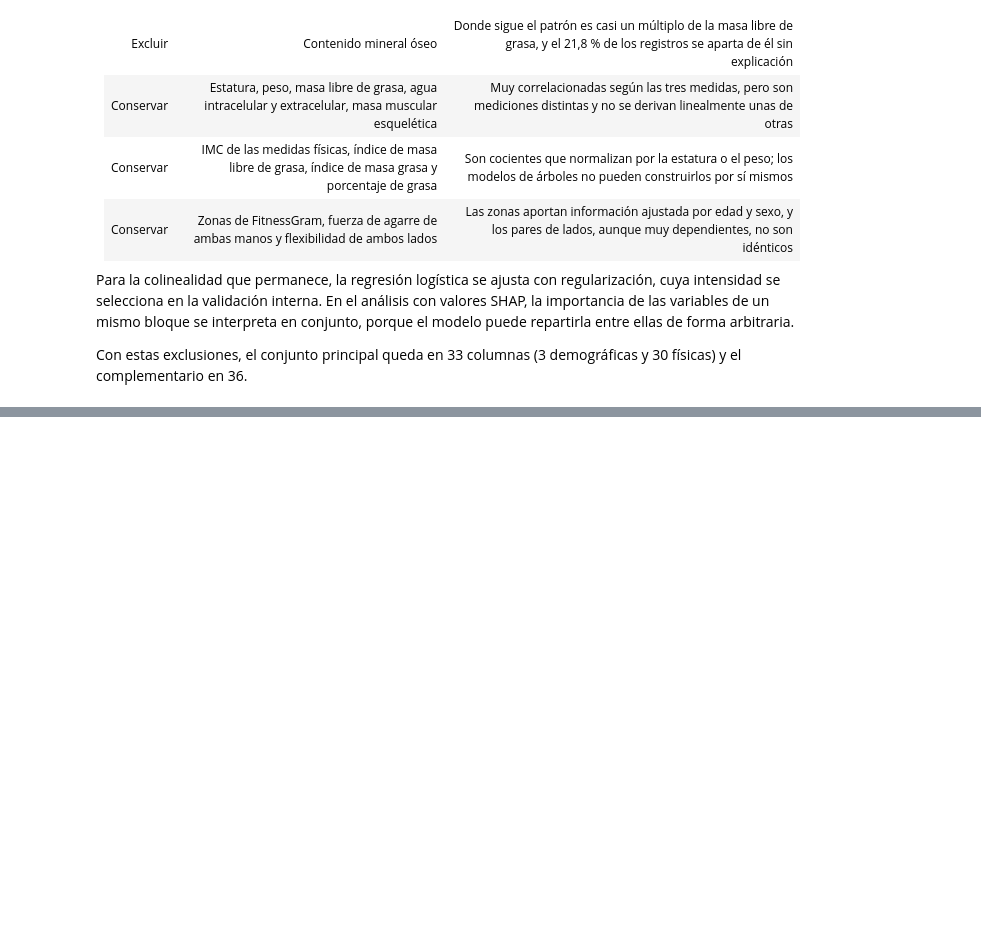
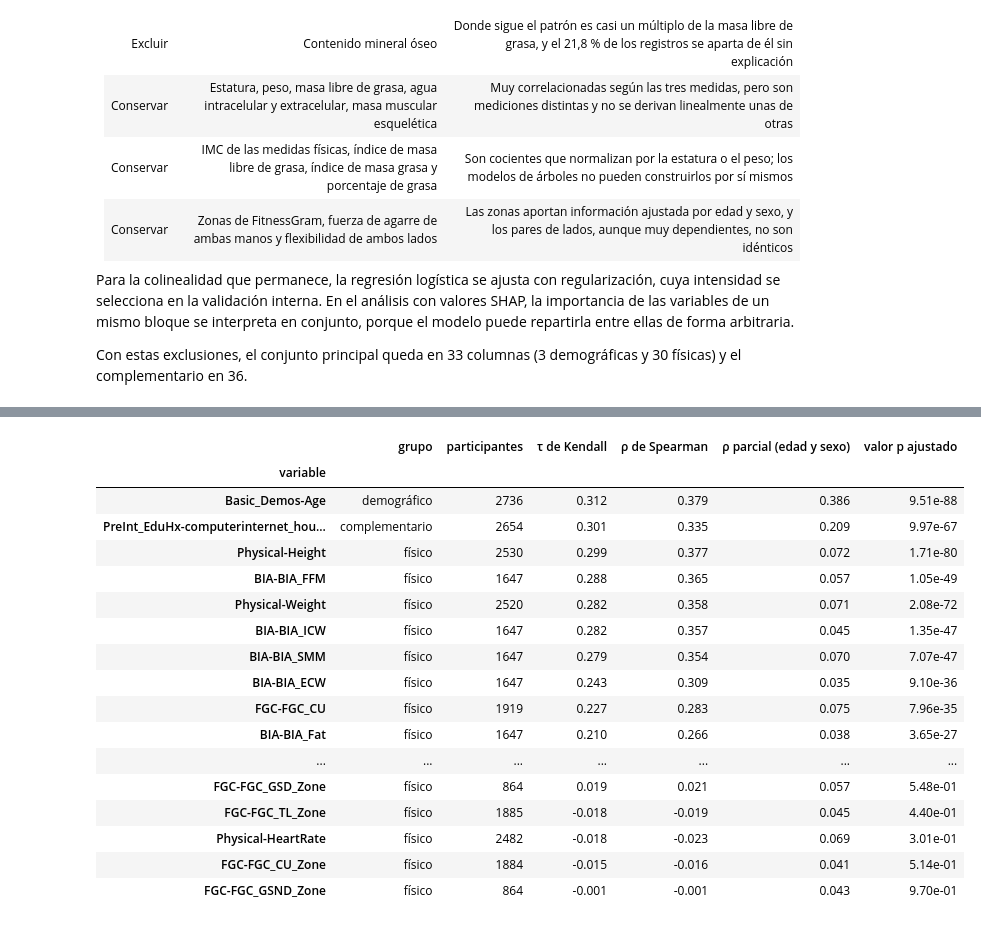
Before and after one commit to juanestebancg2806/piu-severity-prediction, a Jupyter notebook: notebooks/01_eda.ipynb, the cells around one changed output, grey strips where cells are left out. Saved outputs shown, nothing was run; the diff lists cells and outputs as text; code cells hidden in the pictures; blank space fills up the shorter version.

```diff
--- a/notebooks/01_eda.ipynb
+++ b/notebooks/01_eda.ipynb
@@ -2765,0 +2782,81 @@ Con estas exclusiones, el conjunto principal queda en 33 columnas (3 demográfic
+# %%
+EXCLUIDAS_REDUNDANCIA = [
+    "BIA-BIA_BMR",
+    "BIA-BIA_TBW",
+    "BIA-BIA_LST",
+    "BIA-BIA_LDM",
+    "BIA-BIA_BMI",
+    "BIA-BIA_DEE",
+    "BIA-BIA_BMC",
+    "SDS-SDS_Total_Raw",
+]
+CONTROLES = ["Basic_Demos-Age", "Basic_Demos-Sex"]
+NIVEL_SIGNIFICANCIA = 0.05
+
+predictores_sii = [
+    c
+    for c in predictores
+    if c not in EXCLUIDAS_REDUNDANCIA and tipo_predictor[c] != "nominal"
+]
+sii_numerico = etiquetados_df["sii"].astype(int).rename("sii")
+
+
+def spearman_parcial(x: pd.Series, y: pd.Series, controles: pd.DataFrame) -> float:
+    """Correlación de Spearman entre x e y tras eliminar el efecto lineal de los rangos de los controles."""
+    datos = pd.concat([x, y, controles], axis="columns").dropna()
+    rangos = datos.rank()
+    matriz_controles = np.column_stack([np.ones(len(rangos)), rangos.iloc[:, 2:].to_numpy()])
+    residuos = []
+    for posicion in (0, 1):
+        objetivo = rangos.iloc[:, posicion].to_numpy()
+        coeficientes, *_ = np.linalg.lstsq(matriz_controles, objetivo, rcond=None)
+        residuos.append(objetivo - matriz_controles @ coeficientes)
+    return float(np.corrcoef(residuos[0], residuos[1])[0, 1])
+
+
+filas = []
+for variable in predictores_sii:
+    datos = pd.concat([analisis[variable], sii_numerico], axis="columns").dropna()
+    tau, valor_p = kendalltau(datos[variable], datos["sii"])
+    controles = [c for c in CONTROLES if c != variable]
+    filas.append(
+        {
+            "variable": variable,
+            "grupo": grupo_predictor[variable],
+            "tipo": tipo_predictor[variable],
+            "participantes": len(datos),
+            "τ de Kendall": tau,
+            "valor p": valor_p,
+            "ρ de Spearman": datos[variable].corr(datos["sii"], method="spearman"),
+            "ρ parcial (edad y sexo)": spearman_parcial(
+                analisis[variable], sii_numerico, analisis[controles]
+            ),
+        }
+    )
+
+asociacion_sii = pd.DataFrame(filas).set_index("variable")
+asociacion_sii["valor p ajustado"] = false_discovery_control(asociacion_sii["valor p"])
+asociacion_sii = asociacion_sii.sort_values("τ de Kendall", key=abs, ascending=False)
+
+print(f"Predictores evaluados: {len(asociacion_sii)}")
+print(
+    "Con valor p de Kendall menor que 0,05 sin ajustar: "
+    f"{(asociacion_sii['valor p'] < NIVEL_SIGNIFICANCIA).sum()}"
+)
+print(
+    "Con valor p de Kendall menor que 0,05 tras el ajuste: "
+    f"{(asociacion_sii['valor p ajustado'] < NIVEL_SIGNIFICANCIA).sum()}"
+)
+
+tabla_asociacion = asociacion_sii[
+    [
+        "grupo",
+        "participantes",
+        "τ de Kendall",
+        "ρ de Spearman",
+        "ρ parcial (edad y sexo)",
+    ]
+].round(3)
+tabla_asociacion["valor p ajustado"] = asociacion_sii["valor p ajustado"].map("{:.2e}".format)
+tabla_asociacion
+# %% [output]
@@ -2765,0 +2866,18 @@ Con estas exclusiones, el conjunto principal queda en 33 columnas (3 demográfic
+|  | grupo | participantes | τ de Kendall | ρ de Spearman | ρ parcial (edad y sexo) | valor p ajustado |
+| variable |  |  |  |  |  |  |
+| Basic_Demos-Age | demográfico | 2736 | 0.312 | 0.379 | 0.386 | 9.51e-88 |
+| PreInt_EduHx-computerinternet_hou... | complementario | 2654 | 0.301 | 0.335 | 0.209 | 9.97e-67 |
+| Physical-Height | físico | 2530 | 0.299 | 0.377 | 0.072 | 1.71e-80 |
+| BIA-BIA_FFM | físico | 1647 | 0.288 | 0.365 | 0.057 | 1.05e-49 |
+| Physical-Weight | físico | 2520 | 0.282 | 0.358 | 0.071 | 2.08e-72 |
+| BIA-BIA_ICW | físico | 1647 | 0.282 | 0.357 | 0.045 | 1.35e-47 |
+| BIA-BIA_SMM | físico | 1647 | 0.279 | 0.354 | 0.070 | 7.07e-47 |
+| BIA-BIA_ECW | físico | 1647 | 0.243 | 0.309 | 0.035 | 9.10e-36 |
+| FGC-FGC_CU | físico | 1919 | 0.227 | 0.283 | 0.075 | 7.96e-35 |
+| BIA-BIA_Fat | físico | 1647 | 0.210 | 0.266 | 0.038 | 3.65e-27 |
+| ... | ... | ... | ... | ... | ... | ... |
+| FGC-FGC_GSD_Zone | físico | 864 | 0.019 | 0.021 | 0.057 | 5.48e-01 |
+| FGC-FGC_TL_Zone | físico | 1885 | -0.018 | -0.019 | 0.045 | 4.40e-01 |
+| Physical-HeartRate | físico | 2482 | -0.018 | -0.023 | 0.069 | 3.01e-01 |
+| FGC-FGC_CU_Zone | físico | 1884 | -0.015 | -0.016 | 0.041 | 5.14e-01 |
+| FGC-FGC_GSND_Zone | físico | 864 | -0.001 | -0.001 | 0.043 | 9.70e-01 |
```
Also changed, not shown: parts of 11 cells of this notebook, 2 other files.
